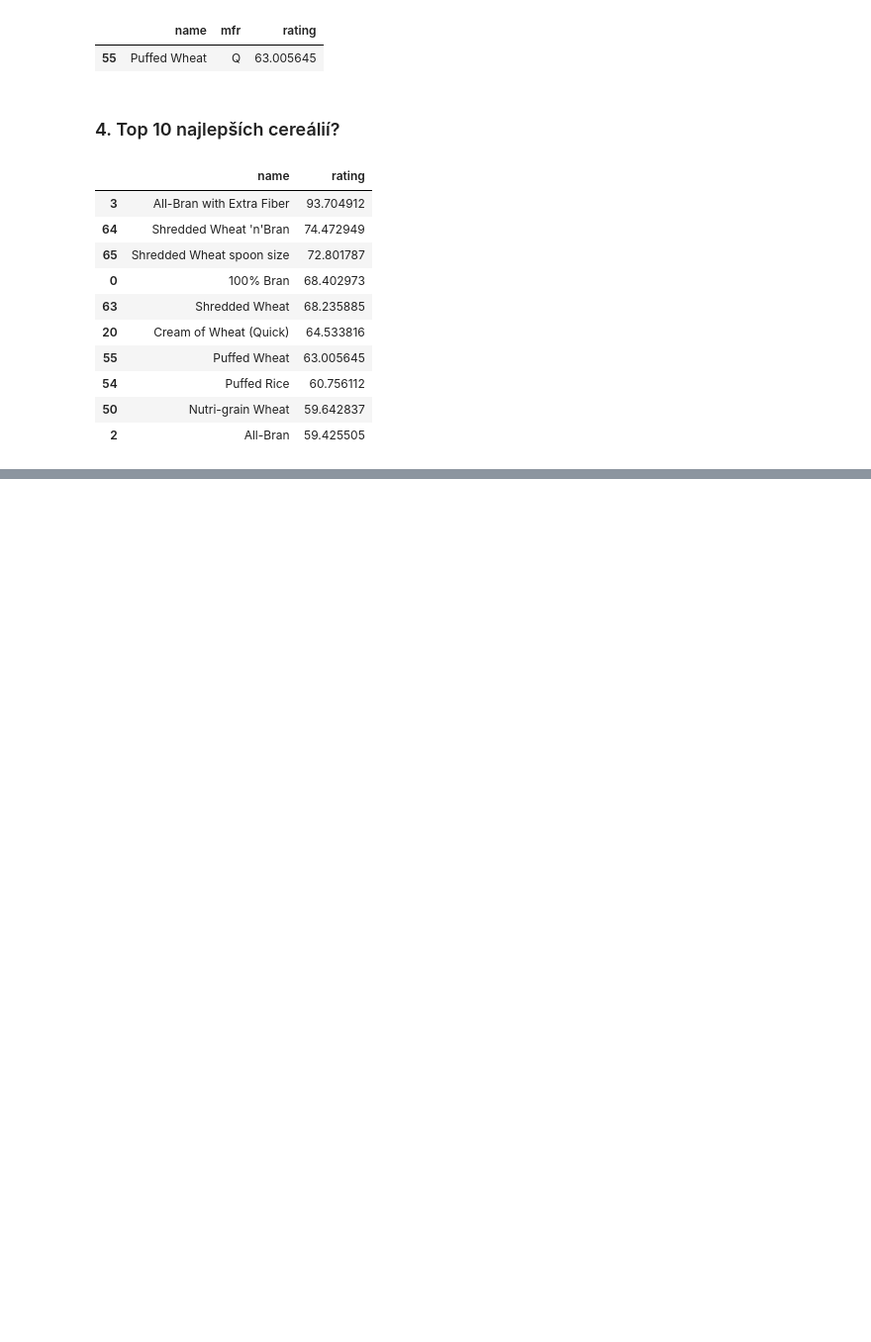
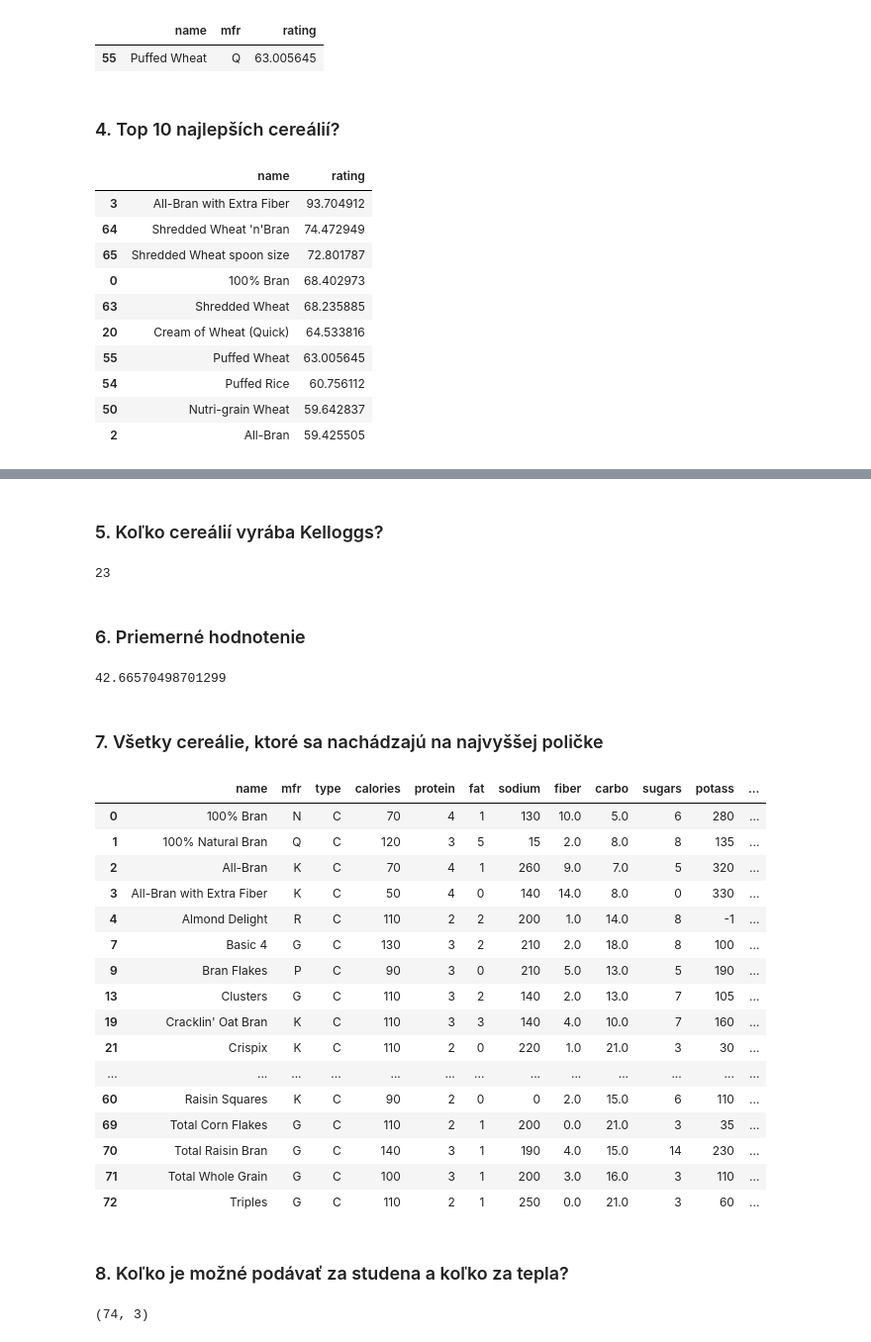
Before and after one commit to bletvaska/pandas-101, a Jupyter notebook: day.2.ipynb, the cells around one changed output, grey strips where cells are left out. Shown at 99% size. Cells and saved outputs as stored; diff of their text form; code cells hidden in the pictures; blank space fills up the shorter version.

```diff
--- a/day.2.ipynb
+++ b/day.2.ipynb
@@ -377,0 +394,43 @@ cereals.sort_values('rating', ascending=False).head(10).loc[:, ['name', 'rating'
+# %% [markdown]
+### 5. Koľko cereálií vyrába Kelloggs?
+# %%
+filter = cereals['mfr'] == 'K'
+cereals.loc[filter, 'name'].count()
+# %% [output]
+23
+# %% [markdown]
+### 6. Priemerné hodnotenie
+# %%
+cereals['rating'].mean()
+# %% [output]
+42.66570498701299
+# %% [markdown]
+### 7. Všetky cereálie, ktoré sa nachádzajú na najvyššej poličke
+# %%
+max_shelf = cereals['shelf'].max()
+filter = cereals['shelf'] == max_shelf
+cereals.loc[filter, :]
+# %% [output]
+|  | name | mfr | type | calories | protein | fat | sodium | fiber | carbo | sugars | potass | ... |
+| 0 | 100% Bran | N | C | 70 | 4 | 1 | 130 | 10.0 | 5.0 | 6 | 280 | ... |
+| 1 | 100% Natural Bran | Q | C | 120 | 3 | 5 | 15 | 2.0 | 8.0 | 8 | 135 | ... |
+| 2 | All-Bran | K | C | 70 | 4 | 1 | 260 | 9.0 | 7.0 | 5 | 320 | ... |
+| 3 | All-Bran with Extra Fiber | K | C | 50 | 4 | 0 | 140 | 14.0 | 8.0 | 0 | 330 | ... |
+| 4 | Almond Delight | R | C | 110 | 2 | 2 | 200 | 1.0 | 14.0 | 8 | -1 | ... |
+| 7 | Basic 4 | G | C | 130 | 3 | 2 | 210 | 2.0 | 18.0 | 8 | 100 | ... |
+| 9 | Bran Flakes | P | C | 90 | 3 | 0 | 210 | 5.0 | 13.0 | 5 | 190 | ... |
+| 13 | Clusters | G | C | 110 | 3 | 2 | 140 | 2.0 | 13.0 | 7 | 105 | ... |
+| 19 | Cracklin' Oat Bran | K | C | 110 | 3 | 3 | 140 | 4.0 | 10.0 | 7 | 160 | ... |
+| 21 | Crispix | K | C | 110 | 2 | 0 | 220 | 1.0 | 21.0 | 3 | 30 | ... |
+| ... | ... | ... | ... | ... | ... | ... | ... | ... | ... | ... | ... | ... |
+| 60 | Raisin Squares | K | C | 90 | 2 | 0 | 0 | 2.0 | 15.0 | 6 | 110 | ... |
+| 69 | Total Corn Flakes | G | C | 110 | 2 | 1 | 200 | 0.0 | 21.0 | 3 | 35 | ... |
+| 70 | Total Raisin Bran | G | C | 140 | 3 | 1 | 190 | 4.0 | 15.0 | 14 | 230 | ... |
+| 71 | Total Whole Grain | G | C | 100 | 3 | 1 | 200 | 3.0 | 16.0 | 3 | 110 | ... |
+| 72 | Triples | G | C | 110 | 2 | 1 | 250 | 0.0 | 21.0 | 3 | 60 | ... |
+# %% [markdown]
+### 8. Koľko je možné podávať za studena a koľko za tepla?
+# %%
+cereals.loc[ cereals['type'] == 'C' ]['name'].count(), cereals.loc[ cereals['type'] == 'H' ]['name'].count()
+# %% [output]
+(74, 3)
```
Also changed, not shown: parts of 7 cells of this notebook.
